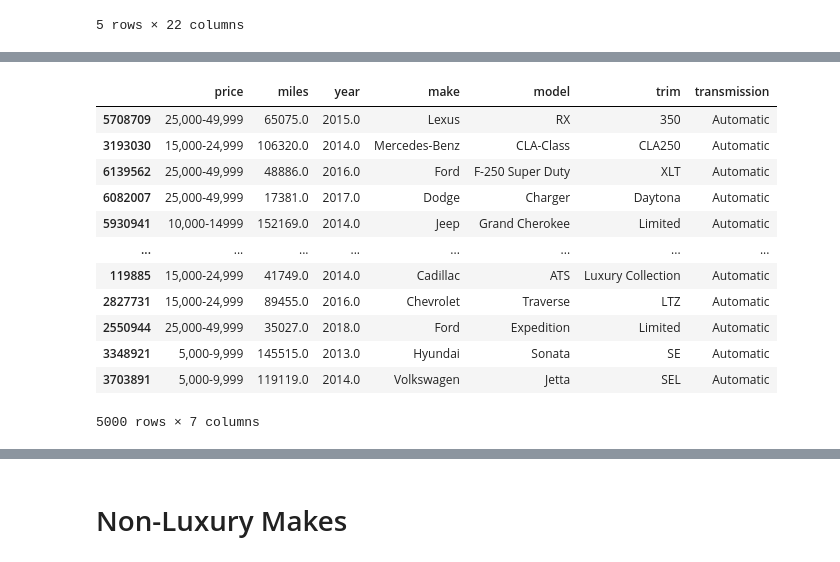
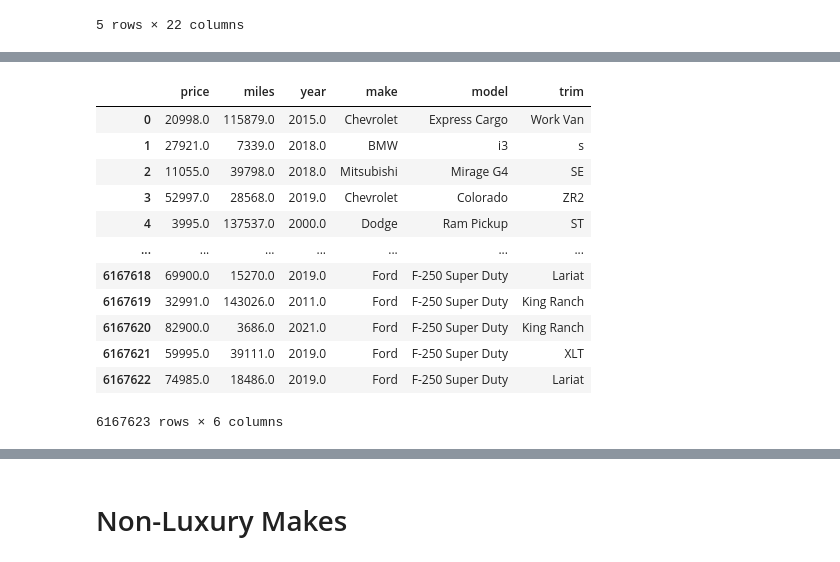
Before and after one commit to HWallace14/Final_Project, a Jupyter notebook: car_supervised_learning.ipynb, the cells around one changed output, grey strips where cells are left out. Cells and saved outputs as stored; diff of their text form; code cells hidden in the pictures.

```diff
--- a/car_supervised_learning.ipynb
+++ b/car_supervised_learning.ipynb
@@ -187,0 +209,16 @@ clean_df.head()
+# %%
+clean_df
+# %% [output]
+|  | price | miles | year | make | model | trim |
+| 0 | 20998.0 | 115879.0 | 2015.0 | Chevrolet | Express Cargo | Work Van |
+| 1 | 27921.0 | 7339.0 | 2018.0 | BMW | i3 | s |
+| 2 | 11055.0 | 39798.0 | 2018.0 | Mitsubishi | Mirage G4 | SE |
+| 3 | 52997.0 | 28568.0 | 2019.0 | Chevrolet | Colorado | ZR2 |
+| 4 | 3995.0 | 137537.0 | 2000.0 | Dodge | Ram Pickup | ST |
+| ... | ... | ... | ... | ... | ... | ... |
+| 6167618 | 69900.0 | 15270.0 | 2019.0 | Ford | F-250 Super Duty | Lariat |
+| 6167619 | 32991.0 | 143026.0 | 2011.0 | Ford | F-250 Super Duty | King Ranch |
+| 6167620 | 82900.0 | 3686.0 | 2021.0 | Ford | F-250 Super Duty | King Ranch |
+| 6167621 | 59995.0 | 39111.0 | 2019.0 | Ford | F-250 Super Duty | XLT |
+| 6167622 | 74985.0 | 18486.0 | 2019.0 | Ford | F-250 Super Duty | Lariat |
+6167623 rows × 6 columns
@@ -188,17 +227,3 @@ clean_df.head()
 # %%
-make_df = clean_df.drop(columns=['body_type', 'vehicle_type', 'drivetrain', 'fuel_type', 'engine_size', 'engine_block'])
-make_df
+
+make_df = clean_df.sample(n=5000)
-# %% [output]
-|  | price | miles | year | make | model | trim | transmission |
-| 5708709 | 25,000-49,999 | 65075.0 | 2015.0 | Lexus | RX | 350 | Automatic |
-| 3193030 | 15,000-24,999 | 106320.0 | 2014.0 | Mercedes-Benz | CLA-Class | CLA250 | Automatic |
-| 6139562 | 25,000-49,999 | 48886.0 | 2016.0 | Ford | F-250 Super Duty | XLT | Automatic |
-| 6082007 | 25,000-49,999 | 17381.0 | 2017.0 | Dodge | Charger | Daytona | Automatic |
-| 5930941 | 10,000-14999 | 152169.0 | 2014.0 | Jeep | Grand Cherokee | Limited | Automatic |
-| ... | ... | ... | ... | ... | ... | ... | ... |
-| 119885 | 15,000-24,999 | 41749.0 | 2014.0 | Cadillac | ATS | Luxury Collection | Automatic |
-| 2827731 | 15,000-24,999 | 89455.0 | 2016.0 | Chevrolet | Traverse | LTZ | Automatic |
-| 2550944 | 25,000-49,999 | 35027.0 | 2018.0 | Ford | Expedition | Limited | Automatic |
-| 3348921 | 5,000-9,999 | 145515.0 | 2013.0 | Hyundai | Sonata | SE | Automatic |
-| 3703891 | 5,000-9,999 | 119119.0 | 2014.0 | Volkswagen | Jetta | SEL | Automatic |
-5000 rows × 7 columns
```
Also changed, not shown: parts of 58 cells of this notebook.
